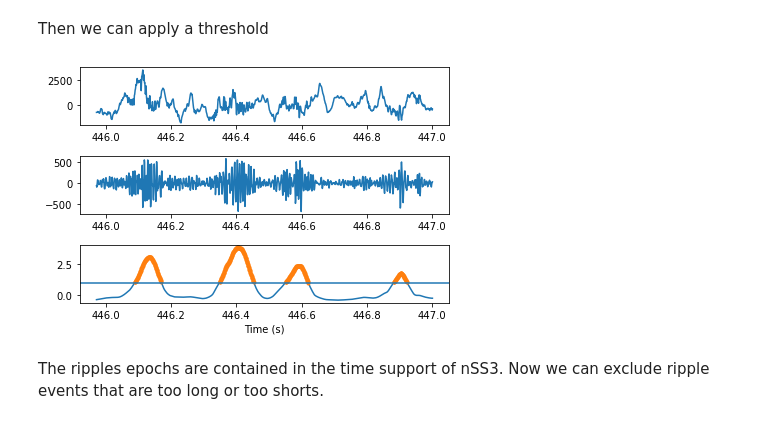
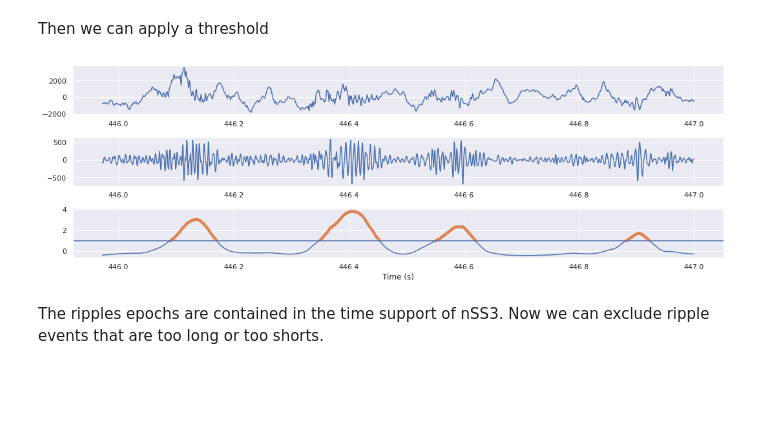
Before and after one commit to PeyracheLab/pynacollada, a Jupyter notebook: pynacollada/eeg_processing/Tutorial_ripple_detection.ipynb, the cells around one changed output. Saved outputs shown, nothing was run; the diff lists cells and outputs as text; code cells hidden in the pictures; blank space fills up the shorter version.

```diff
--- a/pynacollada/eeg_processing/Tutorial_ripple_detection.ipynb
+++ b/pynacollada/eeg_processing/Tutorial_ripple_detection.ipynb
@@ -9,8 +9,11 @@ The example data can be found [here](https://www.dropbox.com/s/1kc0ulz7yudd9ru/A
 # %%
 import numpy as np
 import pynapple as nap
+import seaborn as sns
+sns.set_theme()
 from matplotlib.pyplot import *
 import pynacollada as pyna
+
 
 data_directory = '/home/guillaume/pynapple/data/A2929-200711'
 
@@ -118,24 +121,24 @@ Then we can apply a threshold
 # %%
 low_thres = 1
 high_thres = 10
 
 nSS2 = nSS.threshold(low_thres, method='above')
 nSS3 = nSS2.threshold(high_thres, method='below')
 
-figure()
+figure(figsize=(15,5))
 subplot(311)
 plot(lfpsleep.restrict(ex_ep).as_units('s'))
 subplot(312)
 plot(signal.restrict(ex_ep).as_units('s'))
 subplot(313)
 plot(nSS.restrict(ex_ep).as_units('s'))
 plot(nSS3.restrict(ex_ep).as_units('s'), '.')
 axhline(low_thres)
 xlabel("Time (s)")
 tight_layout()
 show()
 # %% [output]
-[figure, old version]
+[figure, new version]
 # %% [markdown]
 The ripples epochs are contained in the time support of nSS3. Now we can exclude ripple events that are too long or too shorts.
 # %%
```
Also changed, not shown: parts of 4 cells of this notebook.
